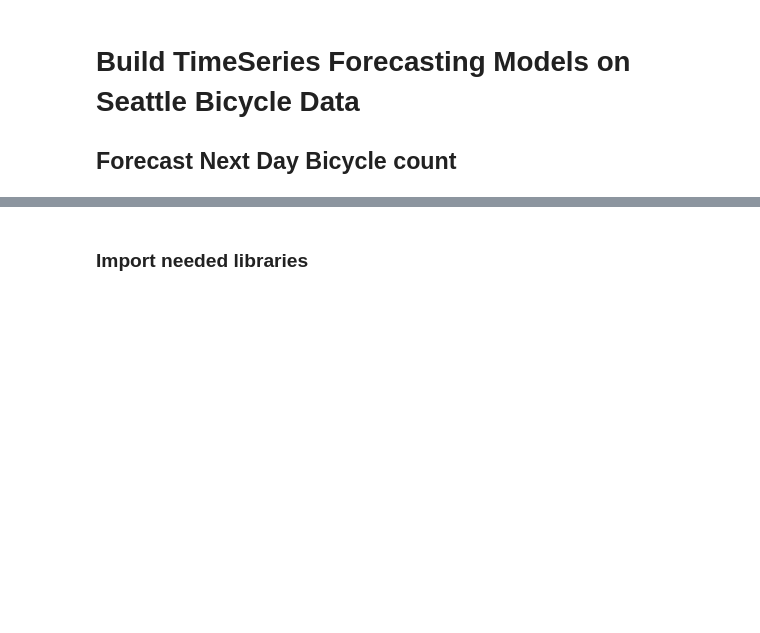
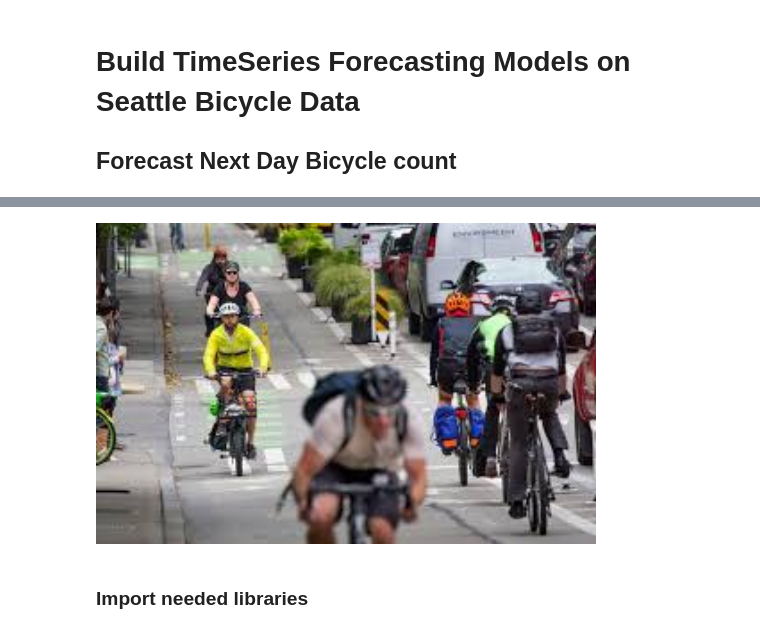
Before and after one commit to DrSridharPalle/Course-1-Deep-Learning-Mastery-Build-Your-AI-Foundation, a Jupyter notebook: Section8-DL-TimeSeries/TimeSeries Forecasting - Seattle Bicycle data.ipynb, the cells around one changed output, grey strips where cells are left out. Saved outputs shown, nothing was run; the diff lists cells and outputs as text; code cells hidden in the pictures; blank space fills up the shorter version.

```diff
--- a/Section8-DL-TimeSeries/TimeSeries Forecasting - Seattle Bicycle data.ipynb
+++ b/Section8-DL-TimeSeries/TimeSeries Forecasting - Seattle Bicycle data.ipynb
@@ -9,2 +10,6 @@
+# %%
+display(Image("./images/seattle.jpeg" , width=500))
+# %% [output]
+[figure, added]
 # %% [markdown]
 ### Import needed libraries
```
Also changed, not shown: parts of 12 cells of this notebook.
